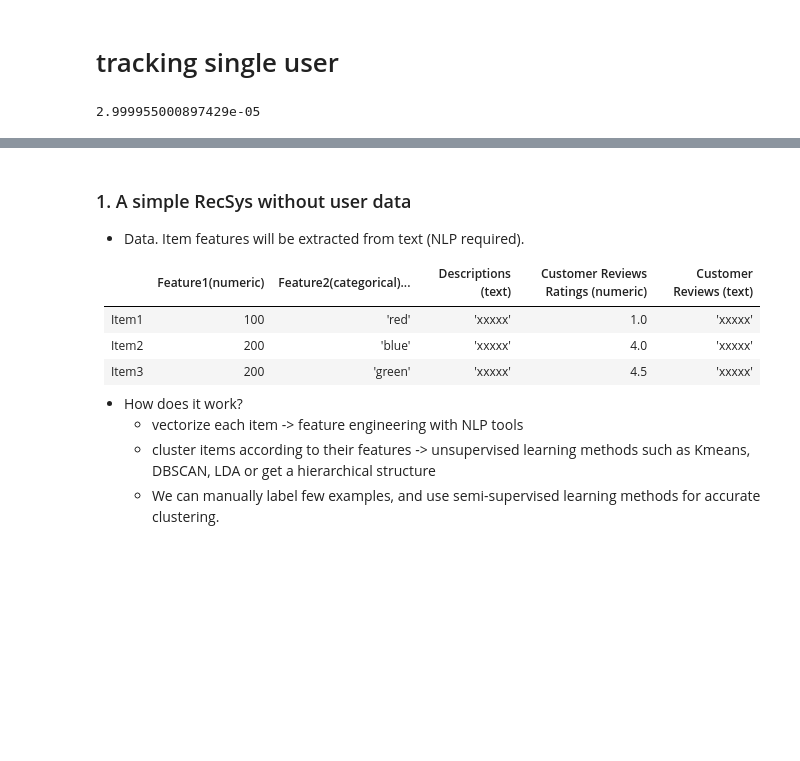
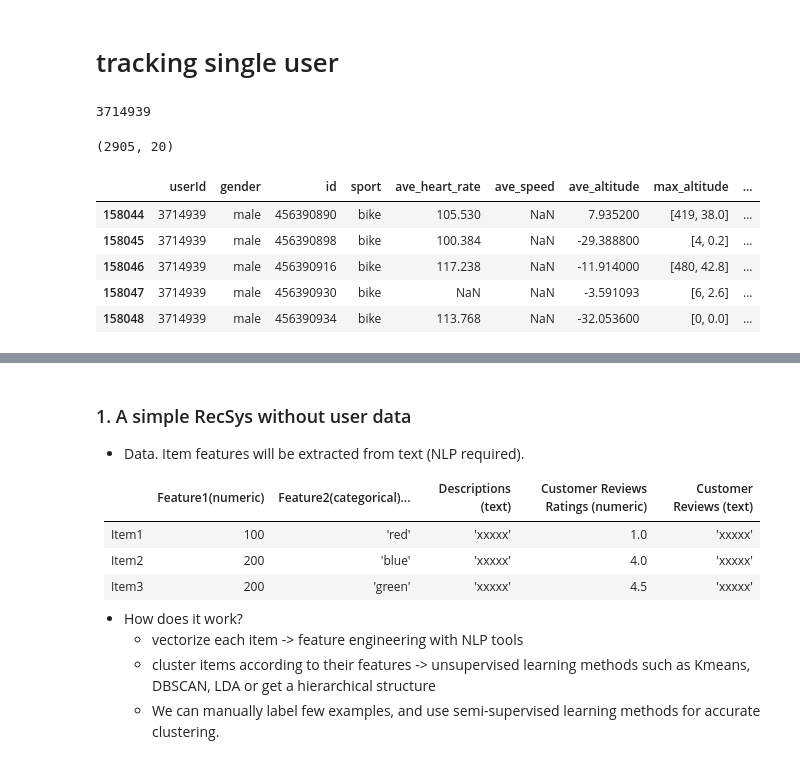
Before and after one commit to wangjing0/RS, a Jupyter notebook: NOTES.ipynb, the cells around one changed output, grey strips where cells are left out. Cells and saved outputs as stored; diff of their text form; code cells hidden in the pictures; blank space fills up the shorter version.

```diff
--- a/NOTES.ipynb
+++ b/NOTES.ipynb
@@ -312,6 +312,7 @@ sns.kdeplot(ax = axs[1], x='distance', y='calories', data = df_, hue=hue, levels
 # %% [markdown]
 # tracking single user
 # %%
-df_.distance.min()
+user_top_1 = df.userId.value_counts().nlargest(1).index[0]
+user_top_1
 # %% [output]
-2.999955000897429e-05
+3714939
@@ -325,0 +319,14 @@ df_hr.ave_longitude.mean()
+# %%
+df_top_user = df[df['userId']==user_top_1]
+df_top_user.shape
+# %% [output]
+(2905, 20)
+# %%
+df_top_user.head()
+# %% [output]
+|  | userId | gender | id | sport | ave_heart_rate | ave_speed | ave_altitude | max_altitude | ... |
+| 158044 | 3714939 | male | 456390890 | bike | 105.530 | NaN | 7.935200 | [419, 38.0] | ... |
+| 158045 | 3714939 | male | 456390898 | bike | 100.384 | NaN | -29.388800 | [4, 0.2] | ... |
+| 158046 | 3714939 | male | 456390916 | bike | 117.238 | NaN | -11.914000 | [480, 42.8] | ... |
+| 158047 | 3714939 | male | 456390930 | bike | NaN | NaN | -3.591093 | [6, 2.6] | ... |
+| 158048 | 3714939 | male | 456390934 | bike | 113.768 | NaN | -32.053600 | [0, 0.0] | ... |
```
Also changed, not shown: parts of 8 cells of this notebook.
